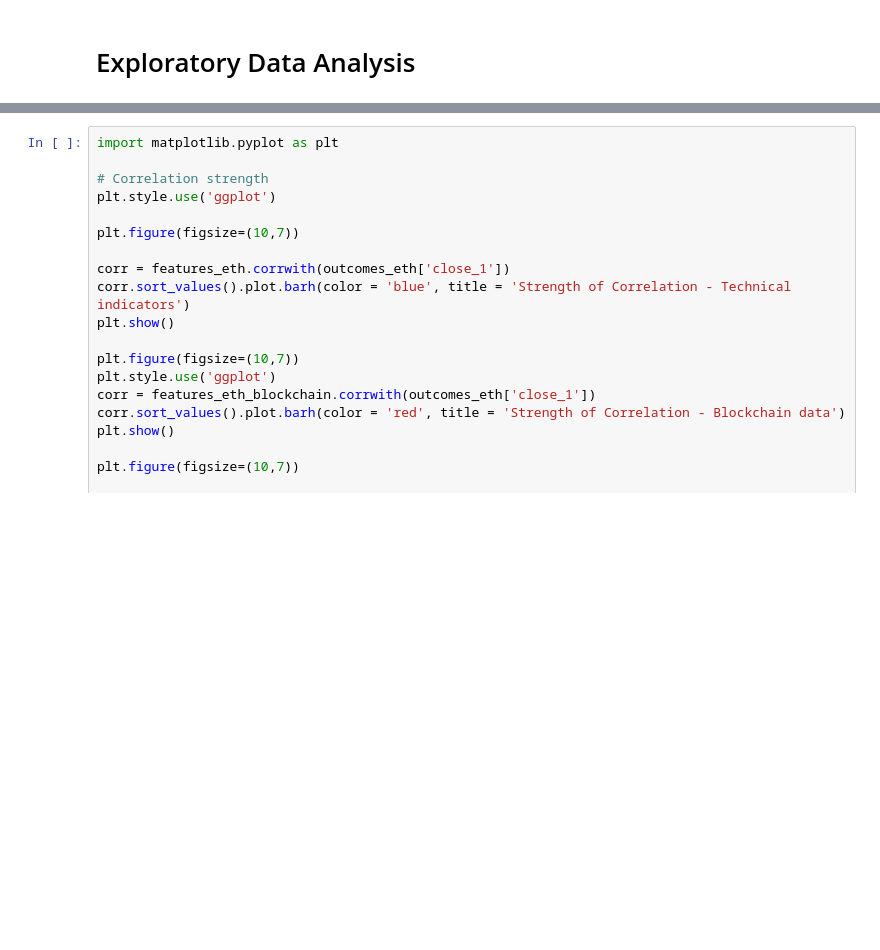
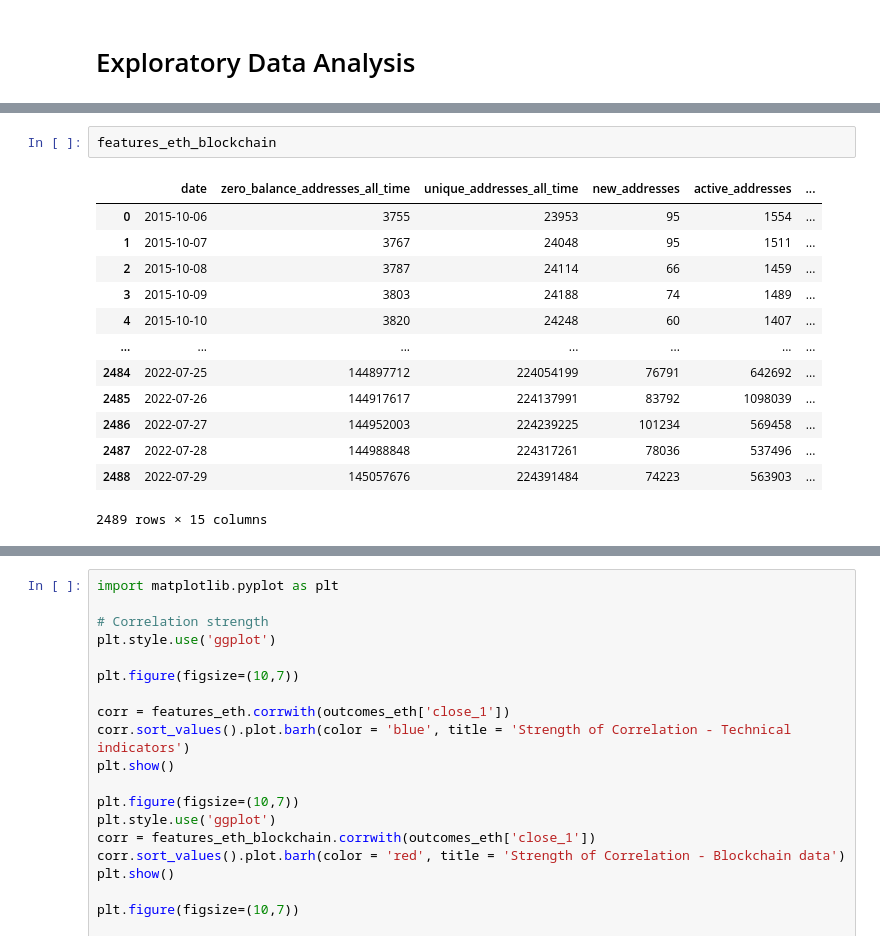
Before and after one commit to es-g/MSc_Ethereum_price_trend_analysis, a Jupyter notebook: simulations.ipynb, the cells around one changed output, grey strips where cells are left out. Cells and saved outputs as stored; diff of their text form; blank space fills up the shorter version.

```diff
--- a/simulations.ipynb
+++ b/simulations.ipynb
@@ -232,0 +255,16 @@ sns.distplot(ohlcv_eth['close'].pct_change())
+# %%
+features_eth_blockchain
+# %% [output]
+|  | date | zero_balance_addresses_all_time | unique_addresses_all_time | new_addresses | active_addresses | ... |
+| 0 | 2015-10-06 | 3755 | 23953 | 95 | 1554 | ... |
+| 1 | 2015-10-07 | 3767 | 24048 | 95 | 1511 | ... |
+| 2 | 2015-10-08 | 3787 | 24114 | 66 | 1459 | ... |
+| 3 | 2015-10-09 | 3803 | 24188 | 74 | 1489 | ... |
+| 4 | 2015-10-10 | 3820 | 24248 | 60 | 1407 | ... |
+| ... | ... | ... | ... | ... | ... | ... |
+| 2484 | 2022-07-25 | 144897712 | 224054199 | 76791 | 642692 | ... |
+| 2485 | 2022-07-26 | 144917617 | 224137991 | 83792 | 1098039 | ... |
+| 2486 | 2022-07-27 | 144952003 | 224239225 | 101234 | 569458 | ... |
+| 2487 | 2022-07-28 | 144988848 | 224317261 | 78036 | 537496 | ... |
+| 2488 | 2022-07-29 | 145057676 | 224391484 | 74223 | 563903 | ... |
+2489 rows × 15 columns
```
Also changed, not shown: parts of 17 cells of this notebook, 6 other files.
